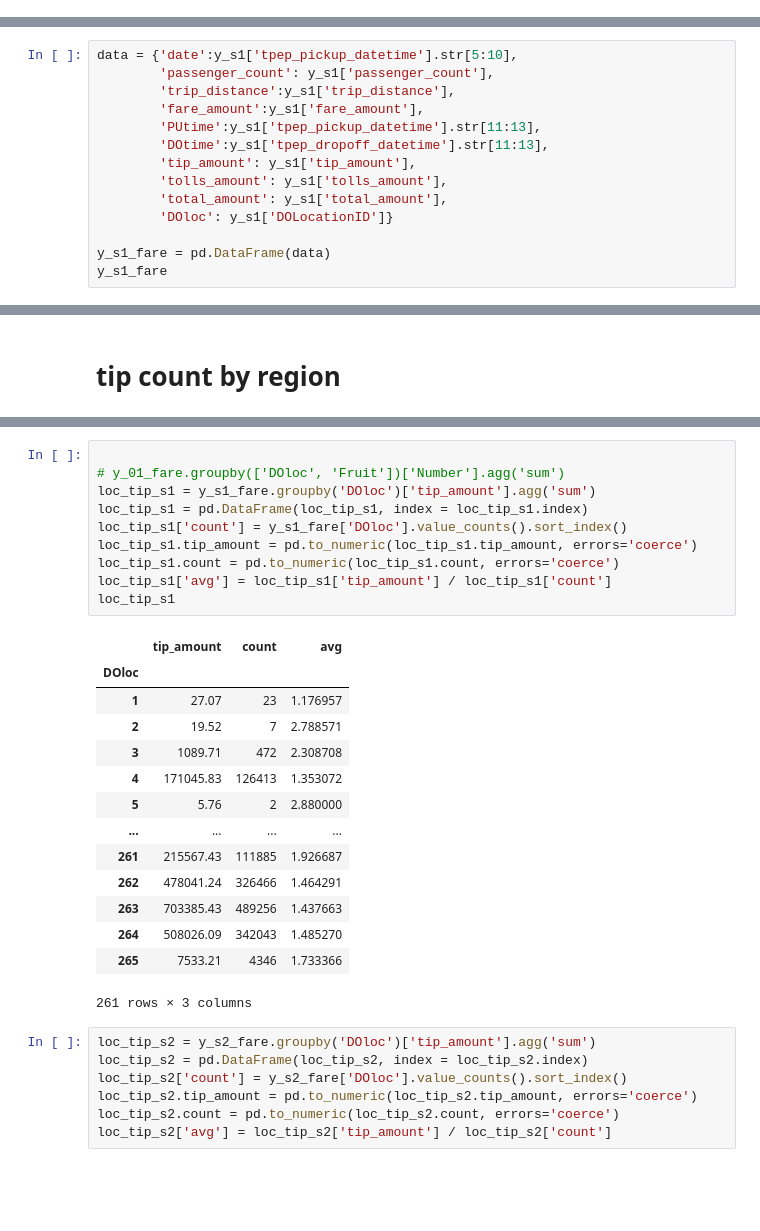
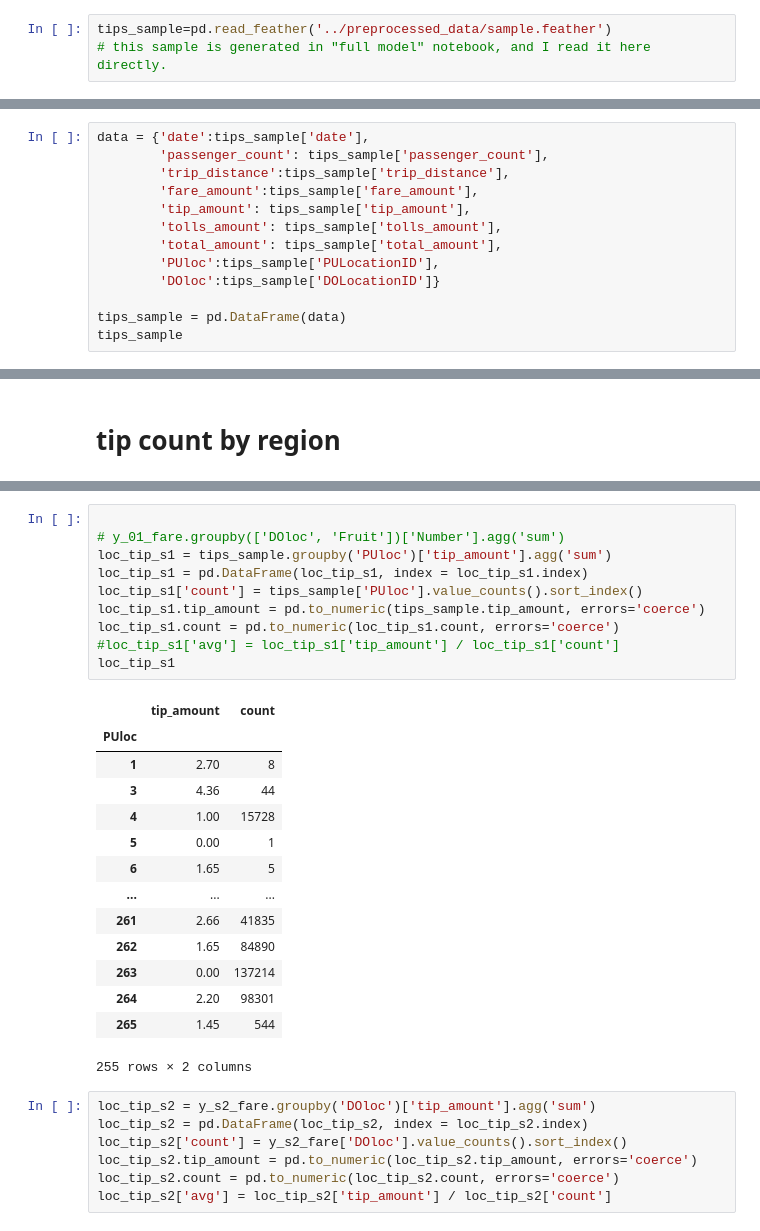
Before and after one commit to miayokka0926/Maximise-New-York-taxi-drivers-profits, a Jupyter notebook: code/tips_visualisation.ipynb, the cells around one changed output, grey strips where cells are left out. Cells and saved outputs as stored; diff of their text form; blank space fills up the shorter version.

```diff
--- a/code/tips_visualisation.ipynb
+++ b/code/tips_visualisation.ipynb
@@ -22,3 +22,6 @@ from numpy import log, sqrt
 # %% [output]
 Loading BokehJS ...
 [interactive output not drawn]
+# %%
+tips_sample=pd.read_feather('../preprocessed_data/sample.feather')
+# this sample is generated in "full model" notebook, and I read it here directly.
@@ -92,17 +97,16 @@ y_s1
 y_s2 = pd.read_feather('../preprocessed_data/y_18s2.feather').drop('index', axis=1)
 y_s3 = pd.read_feather('../preprocessed_data/y_18s3.feather').drop('index', axis=1)
 # %%
-data = {'date':y_s1['tpep_pickup_datetime'].str[5:10],
-        'passenger_count': y_s1['passenger_count'],
-        'trip_distance':y_s1['trip_distance'],
-        'fare_amount':y_s1['fare_amount'],
-        'PUtime':y_s1['tpep_pickup_datetime'].str[11:13],
-        'DOtime':y_s1['tpep_dropoff_datetime'].str[11:13],
-        'tip_amount': y_s1['tip_amount'],
-        'tolls_amount': y_s1['tolls_amount'],
-        'total_amount': y_s1['total_amount'],
-        'DOloc': y_s1['DOLocationID']}
+data = {'date':tips_sample['date'],
+        'passenger_count': tips_sample['passenger_count'],
+        'trip_distance':tips_sample['trip_distance'],
+        'fare_amount':tips_sample['fare_amount'],
+        'tip_amount': tips_sample['tip_amount'],
+        'tolls_amount': tips_sample['tolls_amount'],
+        'total_amount': tips_sample['total_amount'],
+        'PUloc':tips_sample['PULocationID'],
+        'DOloc':tips_sample['DOLocationID']}
 
-y_s1_fare = pd.DataFrame(data)
-y_s1_fare
+tips_sample = pd.DataFrame(data)
+tips_sample
 # %% [output]
@@ -195,28 +220,28 @@ pp = sns.pairplot(data=y_01_fare,
 # %%
 
 # y_01_fare.groupby(['DOloc', 'Fruit'])['Number'].agg('sum')
-loc_tip_s1 = y_s1_fare.groupby('DOloc')['tip_amount'].agg('sum')
+loc_tip_s1 = tips_sample.groupby('PUloc')['tip_amount'].agg('sum')
 loc_tip_s1 = pd.DataFrame(loc_tip_s1, index = loc_tip_s1.index)
-loc_tip_s1['count'] = y_s1_fare['DOloc'].value_counts().sort_index()
-loc_tip_s1.tip_amount = pd.to_numeric(loc_tip_s1.tip_amount, errors='coerce')
+loc_tip_s1['count'] = tips_sample['PUloc'].value_counts().sort_index()
+loc_tip_s1.tip_amount = pd.to_numeric(tips_sample.tip_amount, errors='coerce')
 loc_tip_s1.count = pd.to_numeric(loc_tip_s1.count, errors='coerce')
-loc_tip_s1['avg'] = loc_tip_s1['tip_amount'] / loc_tip_s1['count']
+#loc_tip_s1['avg'] = loc_tip_s1['tip_amount'] / loc_tip_s1['count']
 loc_tip_s1
 # %% [output]
-|  | tip_amount | count | avg |
-| DOloc |  |  |  |
-| 1 | 27.07 | 23 | 1.176957 |
-| 2 | 19.52 | 7 | 2.788571 |
-| 3 | 1089.71 | 472 | 2.308708 |
-| 4 | 171045.83 | 126413 | 1.353072 |
-| 5 | 5.76 | 2 | 2.880000 |
-| ... | ... | ... | ... |
-| 261 | 215567.43 | 111885 | 1.926687 |
-| 262 | 478041.24 | 326466 | 1.464291 |
-| 263 | 703385.43 | 489256 | 1.437663 |
-| 264 | 508026.09 | 342043 | 1.485270 |
-| 265 | 7533.21 | 4346 | 1.733366 |
+|  | tip_amount | count |
+| PUloc |  |  |
+| 1 | 2.70 | 8 |
+| 3 | 4.36 | 44 |
+| 4 | 1.00 | 15728 |
+| 5 | 0.00 | 1 |
+| 6 | 1.65 | 5 |
+| ... | ... | ... |
+| 261 | 2.66 | 41835 |
+| 262 | 1.65 | 84890 |
+| 263 | 0.00 | 137214 |
+| 264 | 2.20 | 98301 |
+| 265 | 1.45 | 544 |
-261 rows × 3 columns
+255 rows × 2 columns
 # %%
 loc_tip_s2 = y_s2_fare.groupby('DOloc')['tip_amount'].agg('sum')
 loc_tip_s2 = pd.DataFrame(loc_tip_s2, index = loc_tip_s2.index)
```
Also changed, not shown: parts of 8 cells of this notebook, 13 other files.
